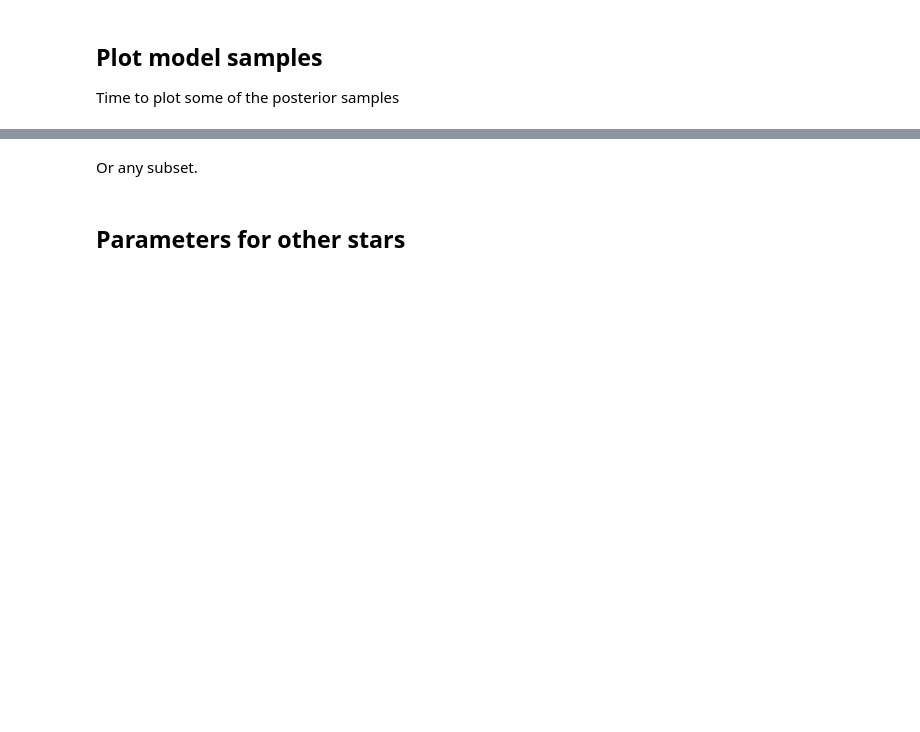
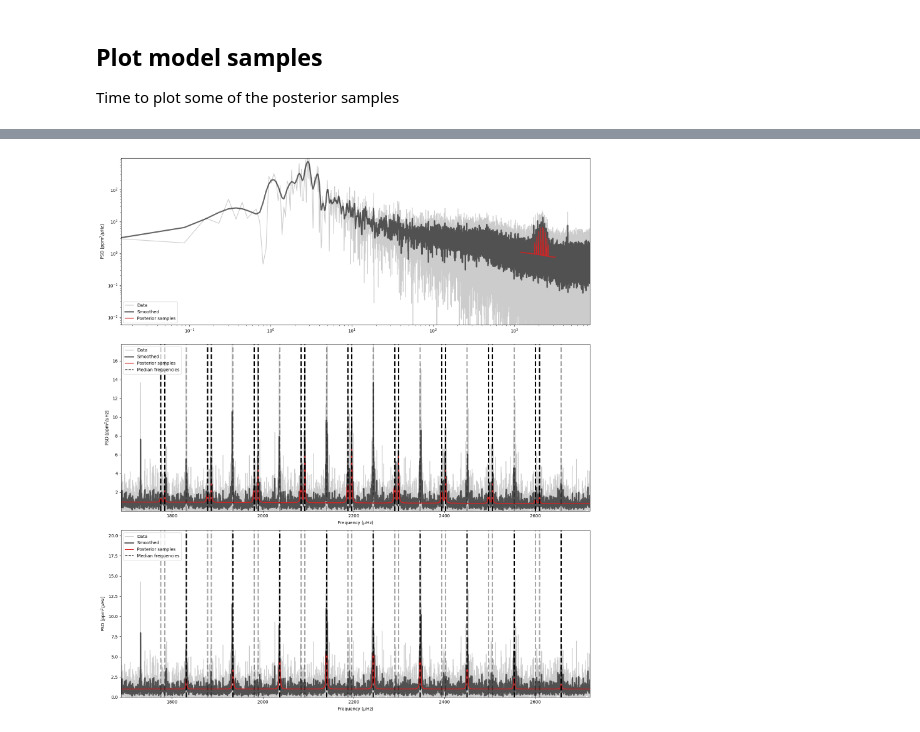
Before and after one commit to grd349/PBjam, a Jupyter notebook: example-modeID.ipynb, the cells around one changed output, grey strips where cells are left out. Drawn from its saved outputs; the diff is of its cells as text; code cells hidden in the pictures; blank space fills up the shorter version.

```diff
--- a/example-modeID.ipynb
+++ b/example-modeID.ipynb
@@ -45,6 +32,6 @@ As in the earlier PBjam versions we use additional observational parameters. $\n
 # %%
-addObs = {'numax': (2204, 100),
-          'dnu'  : (103.2, 0.54),
-          'teff' : (6140, 77),
-          'bp_rp': (0.70026, 0.05),
-          }
+obs = {'numax': (2204, 100),
+       'dnu'  : (103.2, 0.54),
+       'teff' : (6140, 77),
+       'bp_rp': (0.70026, 0.05),
+       }
@@ -91,0 +43,11 @@ for i in range(N):
+# %%
+Np = 9
+
+Npca = [20, 300]
+
+PCAdims = [6, 5]
+
+M = modeIDsampler(f[::5], s[::5], obs,
+                  N_p=Np, Npca=Npca, PCAdims=PCAdims,
+                  priorpath=IO.get_priorpath(),
+                  freqLimits=[obs['numax'][0]-1000, obs['numax'][0]+1000] )
@@ -141,2 +88,0 @@ corner.corner(samples_u);
-# %% [markdown]
-Or any subset.
@@ -145,2 +88,0 @@ corner.corner({k : samples_u[k] for k in ['dnu', 'numax', 'd01', 'DPi0', 'eps_g'
-# %% [markdown]
-## Parameters for other stars
@@ -166,0 +89,4 @@ corner.corner({k : samples_u[k] for k in ['dnu', 'numax', 'd01', 'DPi0', 'eps_g'
+# %%
+M.spectrum(stage='posterior');
+# %% [output]
+[figure, added]
```
Also changed, not shown: parts of 25 cells of this notebook.
